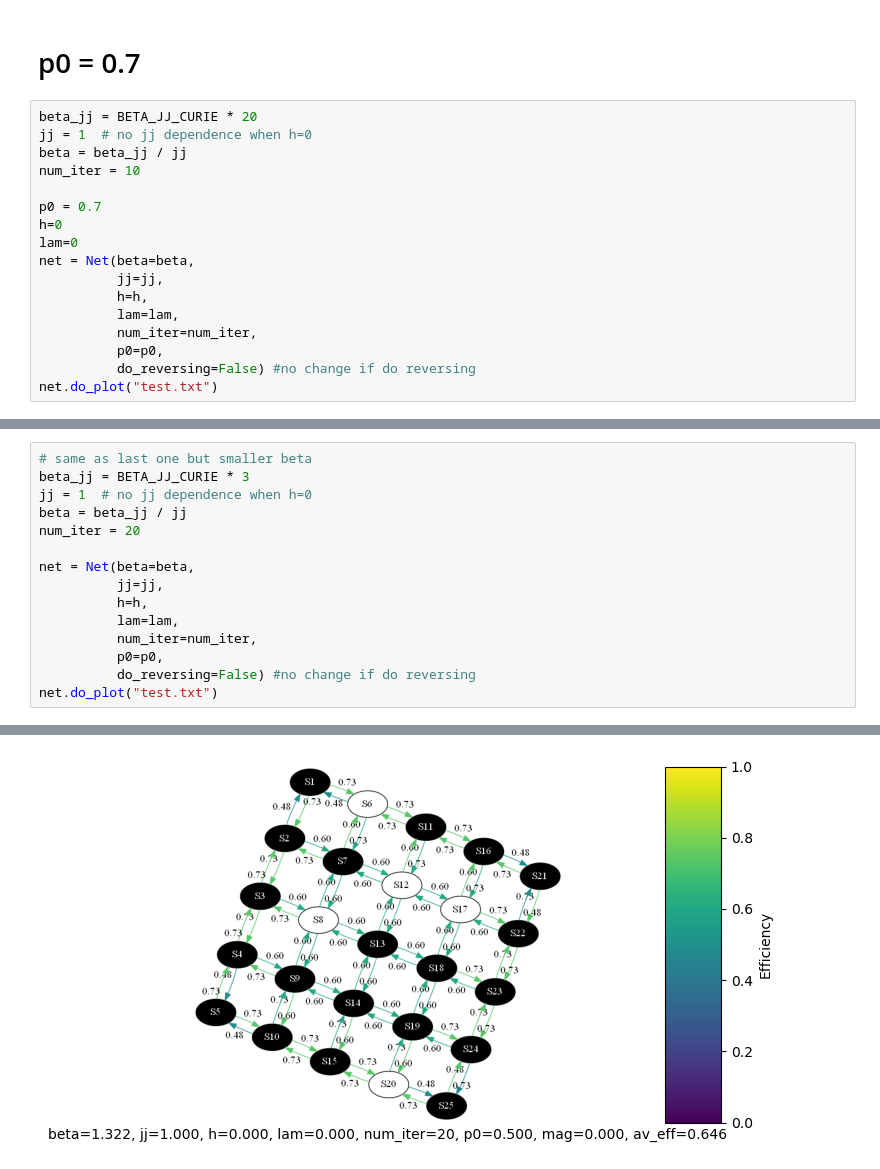
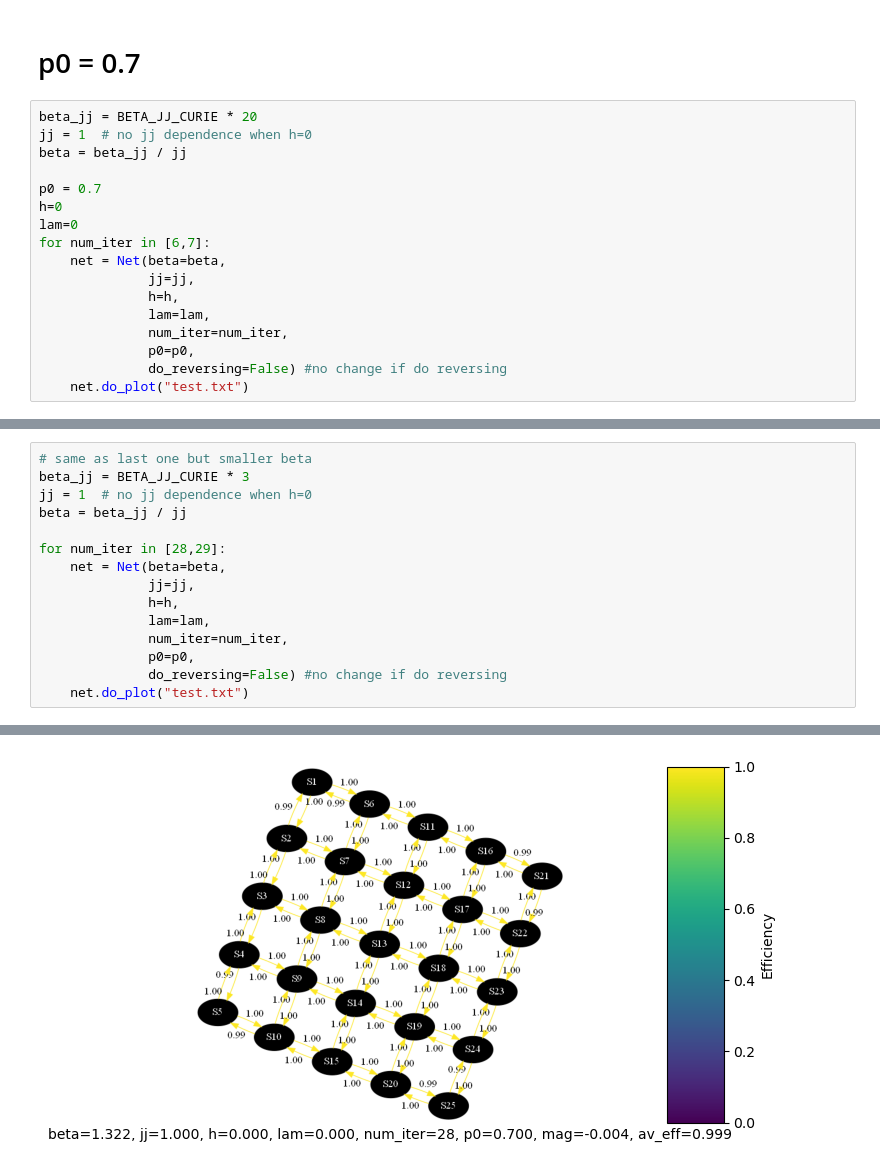
Before and after one commit to rrtucci/bnet_rg, a Jupyter notebook: jupyter_notebooks/p0=0.7-eff-plots.ipynb, the cells around one changed output, grey strips where cells are left out. Cells and saved outputs as stored; diff of their text form.

```diff
--- a/jupyter_notebooks/p0=0.7-eff-plots.ipynb
+++ b/jupyter_notebooks/p0=0.7-eff-plots.ipynb
@@ -19,17 +19,17 @@ from  Net import *
 beta_jj = BETA_JJ_CURIE * 20
 jj = 1  # no jj dependence when h=0
 beta = beta_jj / jj
-num_iter = 10
 
 p0 = 0.7
 h=0
 lam=0
-net = Net(beta=beta,
-          jj=jj,
-          h=h,
-          lam=lam,
-          num_iter=num_iter,
-          p0=p0,
-          do_reversing=False) #no change if do reversing
-net.do_plot("test.txt")
+for num_iter in [6,7]:
+    net = Net(beta=beta,
+              jj=jj,
+              h=h,
+              lam=lam,
+              num_iter=num_iter,
+              p0=p0,
+              do_reversing=False) #no change if do reversing
+    net.do_plot("test.txt")
 # %% [output]
@@ -49,14 +53,14 @@ net.do_plot("test.txt")
 beta_jj = BETA_JJ_CURIE * 3
 jj = 1  # no jj dependence when h=0
 beta = beta_jj / jj
-num_iter = 20
 
-net = Net(beta=beta,
-          jj=jj,
-          h=h,
-          lam=lam,
-          num_iter=num_iter,
-          p0=p0,
-          do_reversing=False) #no change if do reversing
-net.do_plot("test.txt")
+for num_iter in [28,29]:
+    net = Net(beta=beta,
+              jj=jj,
+              h=h,
+              lam=lam,
+              num_iter=num_iter,
+              p0=p0,
+              do_reversing=False) #no change if do reversing
+    net.do_plot("test.txt")
 # %% [output]
@@ -83 +84 @@ net.do_plot("test.txt")
-[figure, old version]
+[figure, new version]
```
Also changed, not shown: parts of 4 cells of this notebook, 6 other files.
